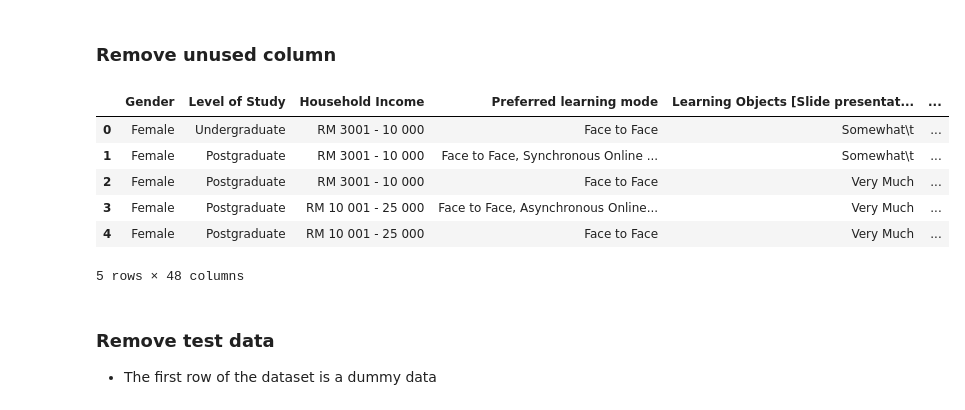
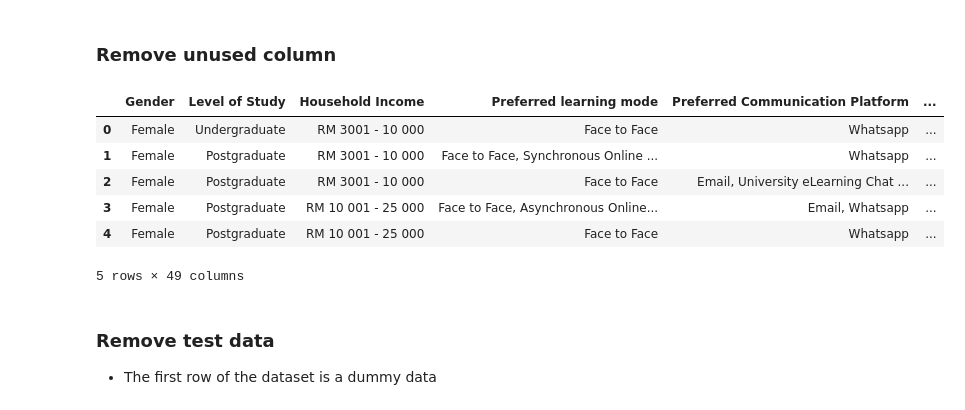
Before and after one commit to Janice-Chong/Learning-Object-Classification, a Jupyter notebook: 3-Data-Preparation-withQuestions.ipynb, the cells around one changed output. Drawn from its saved outputs; the diff is of its cells as text; code cells hidden in the pictures.

```diff
--- a/3-Data-Preparation-withQuestions.ipynb
+++ b/3-Data-Preparation-withQuestions.ipynb
@@ -26,7 +26,7 @@ columns_to_remove = ["Timestamp", "Email Address", "Country",
                     "Difficulties in Online Learning",
                      "Field of study",
                      "Institutions",
-                     "Preferred Communication Platform",
+#                      "Preferred Communication Platform",
                      "Preferred Social Media Platform ",
                      "Are you familiar with the term learning style before this survey?",
                      "Are you aware what your learning style is?",
@@ -53,40 +53,40 @@ columns_to_remove = ["Timestamp", "Email Address", "Country",
                      "6. Online Instructional Strategies/Assessment [Problem Based Learning]",
                      "6. Online Instructional Strategies/Assessment [Internet Research]",
                      "6. Online Instructional Strategies/Assessment [Invited Guest Online Lecture]",
                      "6. Online Instructional Strategies/Assessment [Virtual Field Trip]",
                      "6. Online Instructional Strategies/Assessment [Exit tickets (End Class Feedback)]",
                      "6. Online Instructional Strategies/Assessment [Learning Reflection]",
                      "6. Online Instructional Strategies/Assessment [Online Exercise/Practice]",
                      "6. Online Instructional Strategies/Assessment [Procedural Demonstration (Perform a given action)]",
                      "6. Online Instructional Strategies/Assessment [Concept Mapping]",
                      "6. Online Instructional Strategies/Assessment [Document Analysis]",
                      "6. Online Instructional Strategies/Assessment [Debugging]",
                      "6. Online Instructional Strategies/Assessment [Review (Article, Play, Movie, Audio, Book, etc.)]",
                      "6. Online Instructional Strategies/Assessment [Real Time Online Exam]",
                      "6. Online Instructional Strategies/Assessment [Individual Project/Assignment]",
                      "6. Online Instructional Strategies/Assessment [Group Project/Assignment]",
                      "6. Online Instructional Strategies/Assessment [Online Quiz/Test - MCQ]",
                      "6. Online Instructional Strategies/Assessment [Online Quiz/Test - Essay]",
                      "6. Online Instructional Strategies/Assessment [Online Quiz/Test - Open Book]",
                      "6. Online Instructional Strategies/Assessment [Peer Review Assessment Live Presentation]",
                      "6. Online Instructional Strategies/Assessment [Recorded Presentation]",
                      "6. Online Instructional Strategies/Assessment [Portfolio]",
                      "For technical or hands-on subject, which Online Instructional Strategies/Assessment do you prefer(list can be referred in previous question  eg. YouTube Video, Debugging or Live Lecture)?",
                      "Please share any comments or suggestions related to this issue. Thank You",
                      "Institutions.1",
                      "Faculty",
                      "Department"
                     ]
 df.drop(columns=columns_to_remove, inplace=True, axis=1)
 df.head()
 # %% [output]
-|  | Gender | Level of Study | Household Income | Preferred learning mode | Learning Objects [Slide presentat... | ... |
-| 0 | Female | Undergraduate | RM 3001 - 10 000 | Face to Face | Somewhat\t | ... |
-| 1 | Female | Postgraduate | RM 3001 - 10 000 | Face to Face, Synchronous Online ... | Somewhat\t | ... |
-| 2 | Female | Postgraduate | RM 3001 - 10 000 | Face to Face | Very Much | ... |
-| 3 | Female | Postgraduate | RM 10 001 - 25 000 | Face to Face, Asynchronous Online... | Very Much | ... |
-| 4 | Female | Postgraduate | RM 10 001 - 25 000 | Face to Face | Very Much | ... |
+|  | Gender | Level of Study | Household Income | Preferred learning mode | Preferred Communication Platform | ... |
+| 0 | Female | Undergraduate | RM 3001 - 10 000 | Face to Face | Whatsapp | ... |
+| 1 | Female | Postgraduate | RM 3001 - 10 000 | Face to Face, Synchronous Online ... | Whatsapp | ... |
+| 2 | Female | Postgraduate | RM 3001 - 10 000 | Face to Face | Email, University eLearning Chat ... | ... |
+| 3 | Female | Postgraduate | RM 10 001 - 25 000 | Face to Face, Asynchronous Online... | Email, Whatsapp | ... |
+| 4 | Female | Postgraduate | RM 10 001 - 25 000 | Face to Face | Whatsapp | ... |
-5 rows × 48 columns
+5 rows × 49 columns
 # %% [markdown]
 ### Remove test data
 - The first row of the dataset is a dummy data
```
Also changed, not shown: parts of 18 cells of this notebook, 9 other files.
